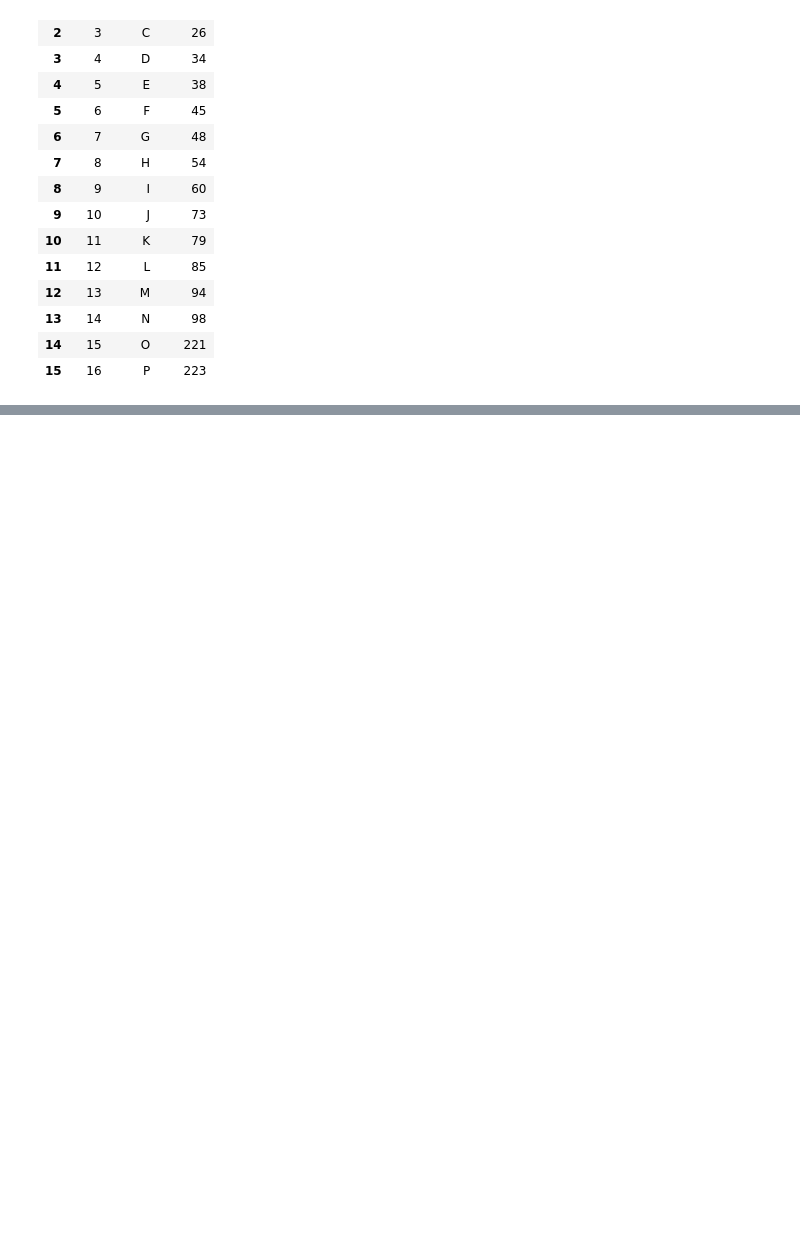
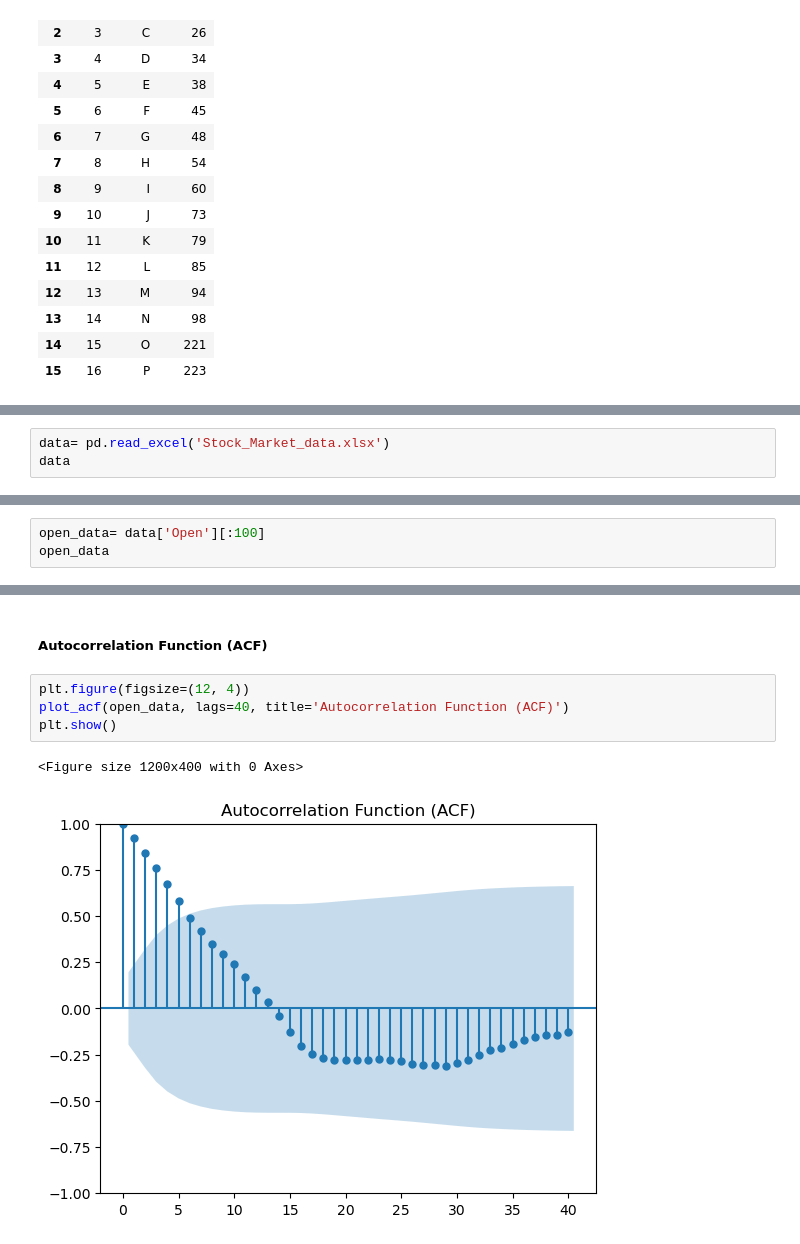
Before and after one commit to s0ul141/SB47, a Jupyter notebook: REG_DA5.ipynb, the cells around one changed output, grey strips where cells are left out. Cells and saved outputs as stored; diff of their text form; blank space fills up the shorter version.

```diff
--- a/REG_DA5.ipynb
+++ b/REG_DA5.ipynb
@@ -28,0 +192,3 @@ data
+# %%
+data= pd.read_excel('Stock_Market_data.xlsx')
+data
@@ -28,0 +209,3 @@ data
+# %%
+open_data= data['Open'][:100]
+open_data
@@ -28,0 +225,9 @@ data
+# %% [markdown]
+##### Autocorrelation Function (ACF)
+# %%
+plt.figure(figsize=(12, 4))
+plot_acf(open_data, lags=40, title='Autocorrelation Function (ACF)')
+plt.show()
+# %% [output]
+<Figure size 1200x400 with 0 Axes>
+[figure, added]
```
Also changed, not shown: parts of 28 cells of this notebook.
